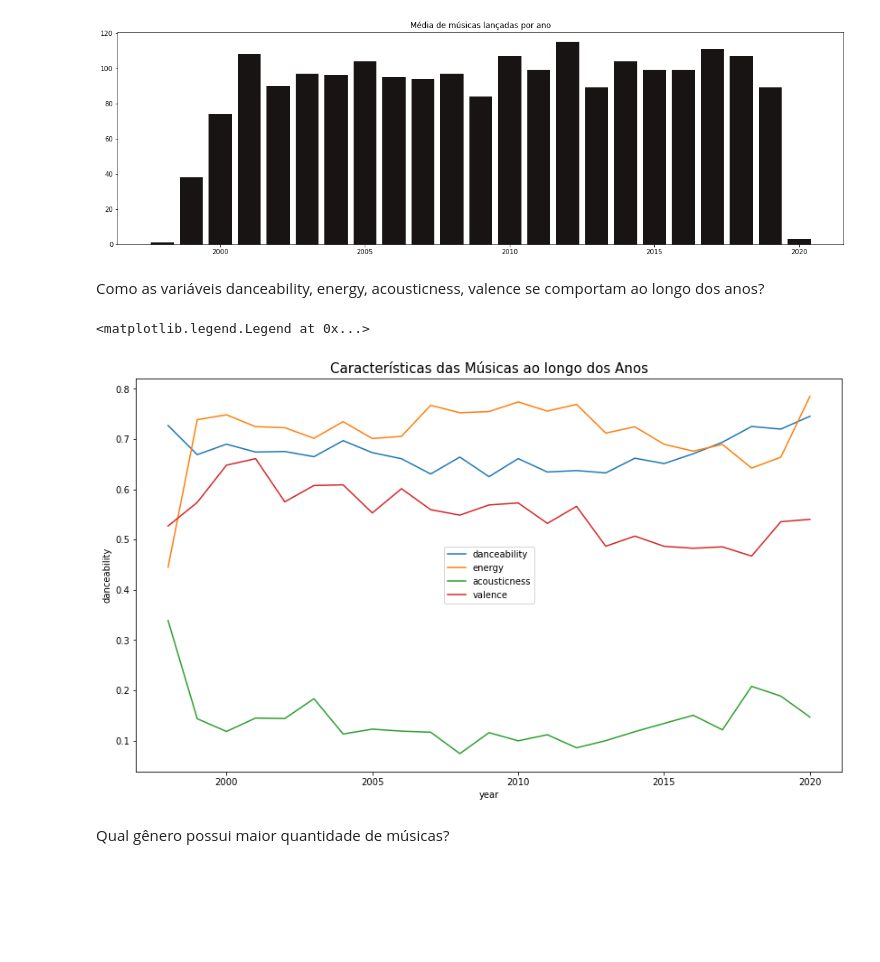
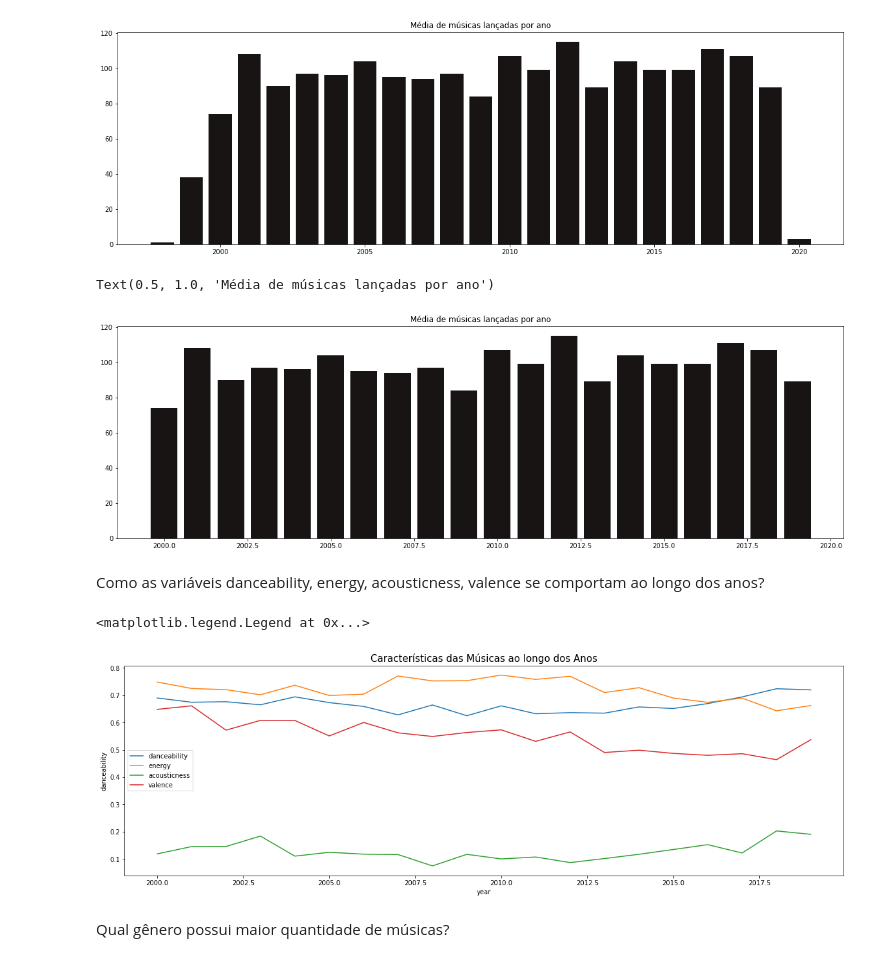
Before and after one commit to lucallegari/project02, a Jupyter notebook: Spotify/solution.ipynb, the cells around one changed output. Saved outputs shown, nothing was run; the diff lists cells and outputs as text; code cells hidden in the pictures; blank space fills up the shorter version.

```diff
--- a/Spotify/solution.ipynb
+++ b/Spotify/solution.ipynb
@@ -173,21 +171,33 @@ plt.title('Média de músicas lançadas por ano')
 # %% [output]
 Text(0.5, 1.0, 'Média de músicas lançadas por ano')
 [figure]
+# %%
+#Eliminando os anos 1998, 1999 e 2020
+df_spotify = df_spotify.query('year>=2000 & year <= 2019').reset_index(drop=True)
+# %%
+#usando Matplotlib
+plt.figure(figsize=(20,6))
+df_qtd_ano = pd.pivot_table(data= df_spotify, index='year', values='song', aggfunc='count')
+plt.bar(df_qtd_ano.index, df_qtd_ano['song'], color='#191414')
+plt.title('Média de músicas lançadas por ano')
+# %% [output]
+Text(0.5, 1.0, 'Média de músicas lançadas por ano')
+[figure, added]
 # %% [markdown]
 Como as variáveis danceability, energy, acousticness, valence se comportam ao longo dos anos?
 # %%
 year_mean = df_spotify[['danceability','energy','acousticness', 'valence','year']].groupby('year').mean().sort_values(by='year').reset_index()
-plt.figure(figsize=(14,8))
+plt.figure(figsize=(20,6))
 plt.title("Características das Músicas ao longo dos Anos", fontsize=15)
 linhas = ['danceability','energy','acousticness','valence']
 
 for linha in linhas:
     ax = sns.lineplot(x='year', y=linha, data=year_mean)
 
 plt.legend(linhas)
 # %% [output]
 <matplotlib.legend.Legend at 0x...>
-[figure, old version]
+[figure, new version]
 # %% [markdown]
 Qual gênero possui maior quantidade de músicas?
 # %%
```
Also changed, not shown: parts of 17 cells of this notebook.
